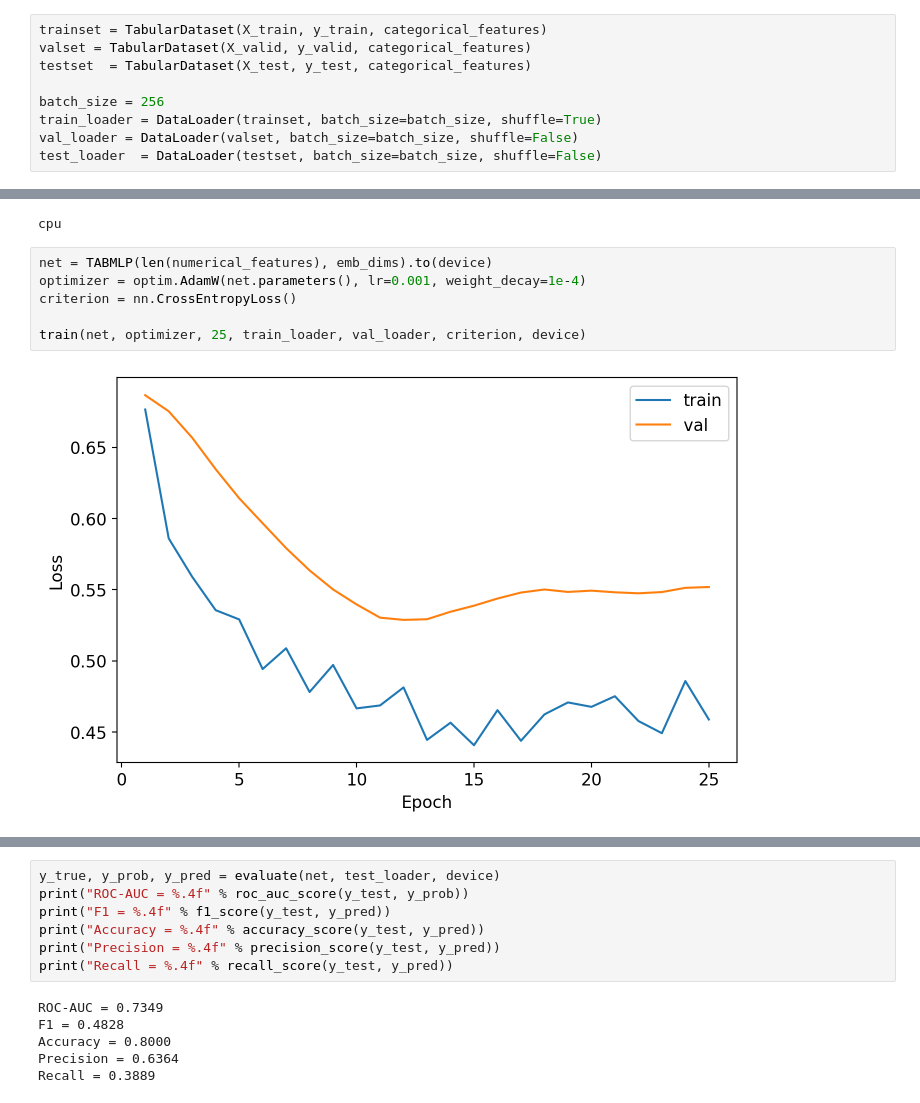
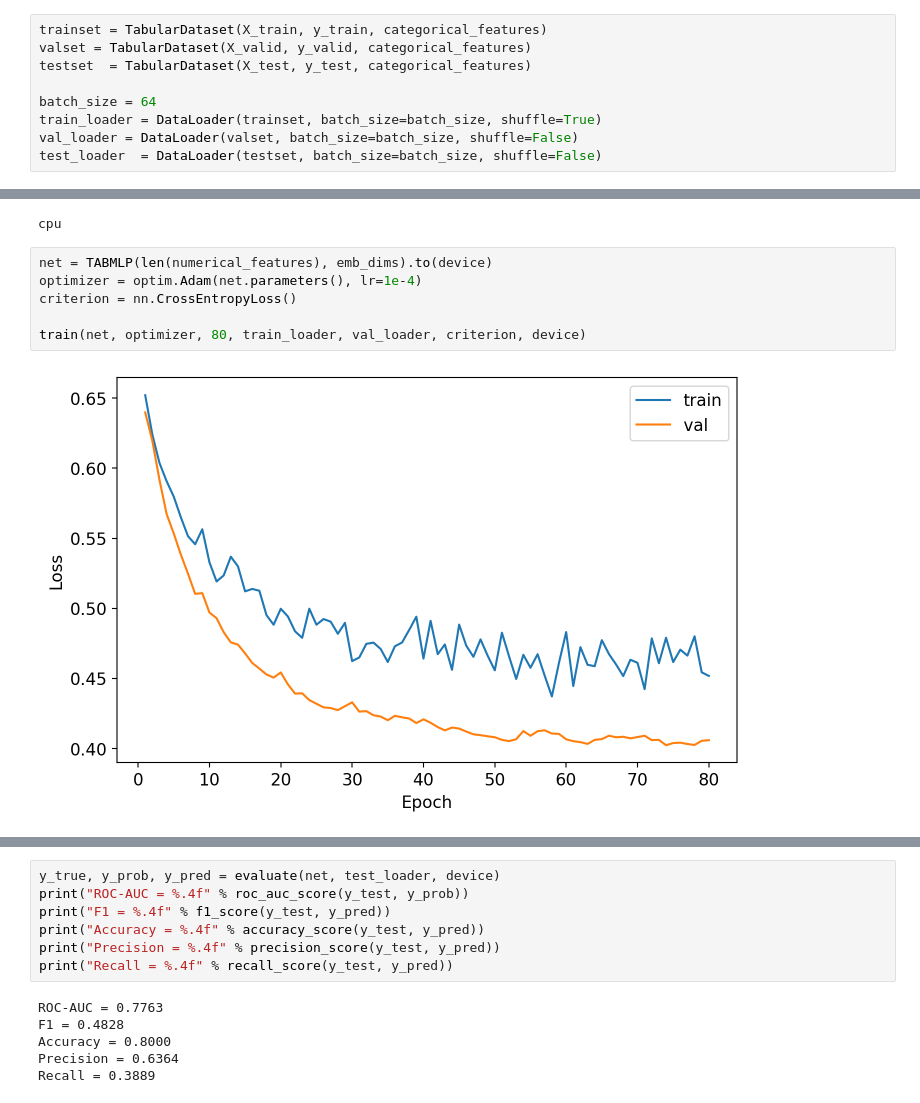
Before and after one commit to hushchyn-mikhail/llm_universal_interface, a Jupyter notebook: matveev/notebooks/blood_special.ipynb, the cells around one changed output, grey strips where cells are left out. Drawn from its saved outputs; the diff is of its cells as text.

Commit message:
add heart dataset + AdamW->Adam + final_results

```diff
--- a/matveev/notebooks/blood_special.ipynb
+++ b/matveev/notebooks/blood_special.ipynb
@@ -134,7 +134,7 @@ trainset = TabularDataset(X_train, y_train, categorical_features)
 valset = TabularDataset(X_valid, y_valid, categorical_features)
 testset  = TabularDataset(X_test, y_test, categorical_features)
 
-batch_size = 256
+batch_size = 64
 train_loader = DataLoader(trainset, batch_size=batch_size, shuffle=True)
 val_loader = DataLoader(valset, batch_size=batch_size, shuffle=False)
 test_loader  = DataLoader(testset, batch_size=batch_size, shuffle=False)
@@ -148,9 +148,9 @@ print(device)
 cpu
 # %%
 net = TABMLP(len(numerical_features), emb_dims).to(device)
-optimizer = optim.AdamW(net.parameters(), lr=0.001, weight_decay=1e-4)
+optimizer = optim.Adam(net.parameters(), lr=1e-4)
 criterion = nn.CrossEntropyLoss()
 
-train(net, optimizer, 25, train_loader, val_loader, criterion, device)
+train(net, optimizer, 80, train_loader, val_loader, criterion, device)
 # %% [output]
-[figure, old version]
+[figure, new version]
@@ -163,7 +163,7 @@ print("Accuracy = %.4f" % accuracy_score(y_test, y_pred))
 print("Precision = %.4f" % precision_score(y_test, y_pred))
 print("Recall = %.4f" % recall_score(y_test, y_pred))
 # %% [output]
-ROC-AUC = 0.7349
+ROC-AUC = 0.7763
 F1 = 0.4828
 Accuracy = 0.8000
 Precision = 0.6364
```
Also changed, not shown: parts of 4 cells of this notebook, 20 other files.
